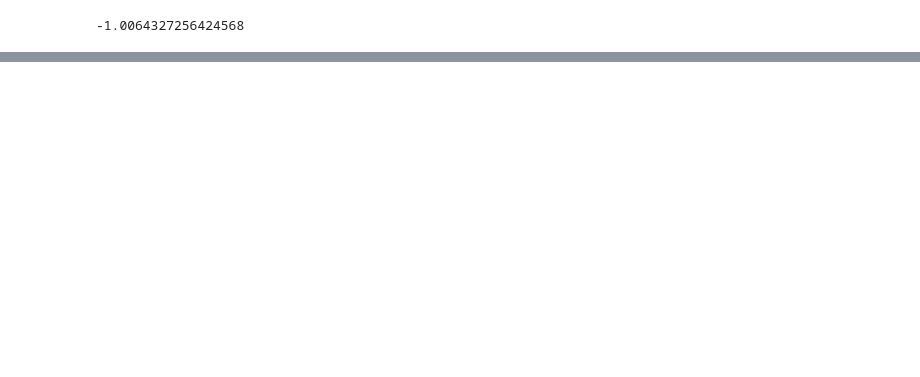
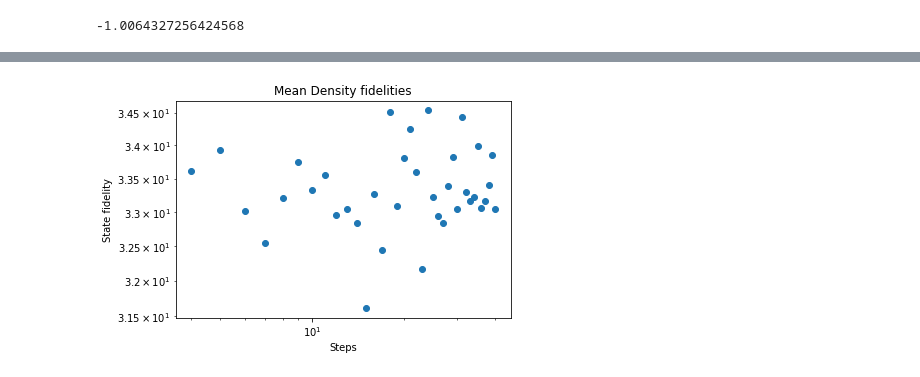
Before and after one commit to DiegoHerrera262/Thesis2020, a Jupyter notebook: Notebooks/NumericalErrorEstimation.ipynb, the cells around one changed output, grey strips where cells are left out. Drawn from its saved outputs; the diff is of its cells as text; code cells hidden in the pictures; blank space fills up the shorter version.

```diff
--- a/Notebooks/NumericalErrorEstimation.ipynb
+++ b/Notebooks/NumericalErrorEstimation.ipynb
@@ -102,6 +102,26 @@ def meanStateFidelity(t, STEPS=1, SHOTS=1000):
     '''
     return sum(stateFidelity(t, STEPS=STEPS, excInts=np.random.random(3), field=np.random.random(3), \
                state=np.random.random(4)) for _ in range(SHOTS))/SHOTS
+
+def ensembleFidelity(t, STEPS=1, **kwargs):
+    '''
+    ensemble fidelity
+    '''
+    tot = totalUnitary(t=t, STEPS=STEPS, excInts=kwargs['excInts'], field=kwargs['field'])
+    exact = exactUnitary(t=t, STEPS=STEPS, excInts=kwargs['excInts'], field=kwargs['field'])
+
+    rho = matmul(tot,matmul(kwargs['densityMat'],tot.conj().T))
+    sigma = matmul(exact,matmul(kwargs['densityMat'],exact.conj().T))
+
+    rhoPow = sqrtm(rho)
+    return trace(sqrtm(matmul(rhoPow, matmul(sigma, rhoPow))))**2
+
+def meanEnsembleFidelity(t, STEPS=1, SHOTS=1000, **kwargs):
+    '''
+    mean ensemble fidelity
+    '''
+    return sum(ensembleFidelity(t, STEPS=STEPS, excInts=np.random.random(3), field=np.random.random(3),
+            densityMat=kwargs['densityMat']) for _ in range(SHOTS))/SHOTS
 # %%
 J = np.array([1,1,1])
 H = np.array([1,1,1])
@@ -155,0 +176,20 @@ plt.show()
+# %%
+density = np.array([
+    [1, 0, 0, 0],
+    [0, 1, 0, 0],
+    [0, 0, 1, 0],
+    [0, 0, 0, 1]
+])
+ensemble_errors = np.array(
+    [meanEnsembleFidelity(t, STEPS=steps, SHOTS=500, densityMat=density) for steps in steps_array])
+# %%
+plt.clf()
+plt.title('Mean Density fidelities')
+plt.ylabel('State fidelity')
+plt.yscale('log')
+plt.xlabel('Steps')
+plt.xscale('log')
+plt.scatter(steps_array, ensemble_errors)
+plt.show()
+# %% [output]
+[figure, added]
```
Also changed, not shown: parts of 6 cells of this notebook, 1 other file.
